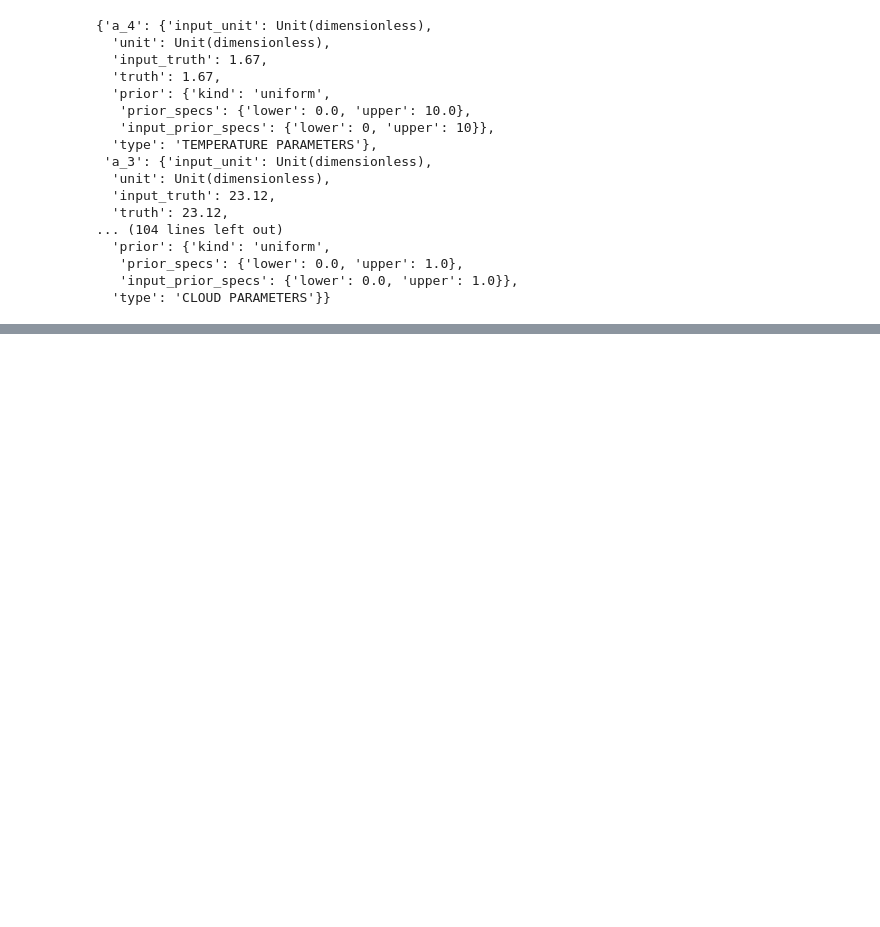
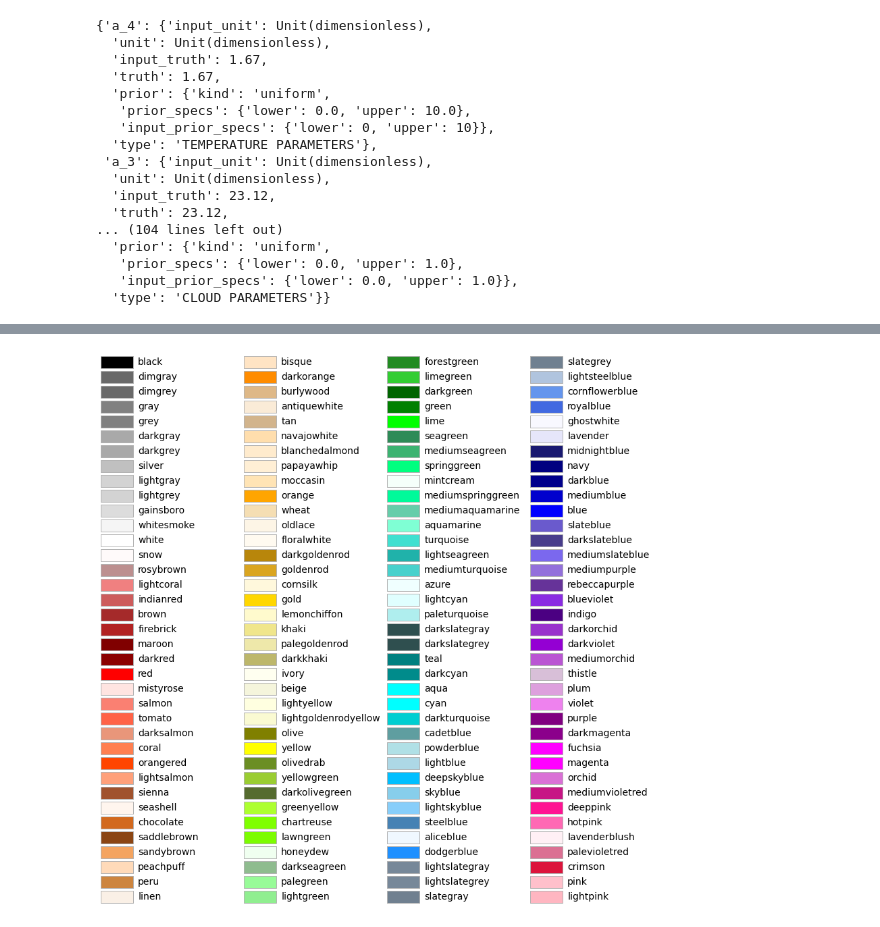
Before and after one commit to Tim171717/Semester_Project_Too, a Jupyter notebook: Testing.ipynb, the cells around one changed output, grey strips where cells are left out. Cells and saved outputs as stored; diff of their text form; code cells hidden in the pictures; blank space fills up the shorter version.

```diff
--- a/Testing.ipynb
+++ b/Testing.ipynb
@@ -680,0 +849,30 @@ result.parameters
+# %%
+# --- grouping configuration ---
+sn_groups = ['known', 'unknown']
+runs_per_group = 3
+group_gap = 0.8  # vertical space between SN groups
+
+# group runs by SN
+grouped_runs = {
+    "known": ['R5', 'R3', 'R1'],
+    "unknown": ['R6', 'R4', 'R2'],
+}
+
+# flattened run order (sn10 runs, then sn30, then sn50)
+ordered_runs = []
+y_positions = []
+group_centers = {}
+
+y = 0
+for sn in sn_groups:
+    runs = grouped_runs[sn]
+    start_y = y
+    for r in runs:
+        ordered_runs.append(r)
+        y_positions.append(y)
+        y += 1
+    end_y = y - 1
+    group_centers[sn] = 0.5 * (start_y + end_y)
+    y += group_gap  # separation between SN groups
+
+y_positions = np.array(y_positions)
@@ -680,0 +1002,2 @@ result.parameters
+# %%
+c = ['orangered', 'royalblue','forestgreen', 'darkcyan', 'goldenrod', 'darkviolet']
@@ -680,0 +1061,5 @@ result.parameters
+# %%
+plot_colortable(mcolors.CSS4_COLORS)
+plt.show()
+# %% [output]
+[figure, added]
```
Also changed, not shown: parts of 13 cells of this notebook, 2 other files.
